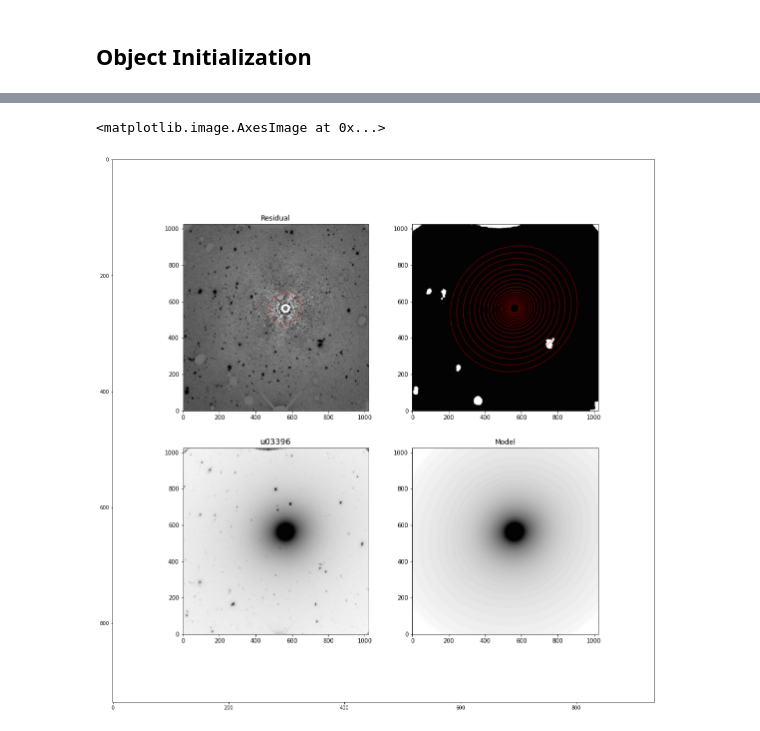
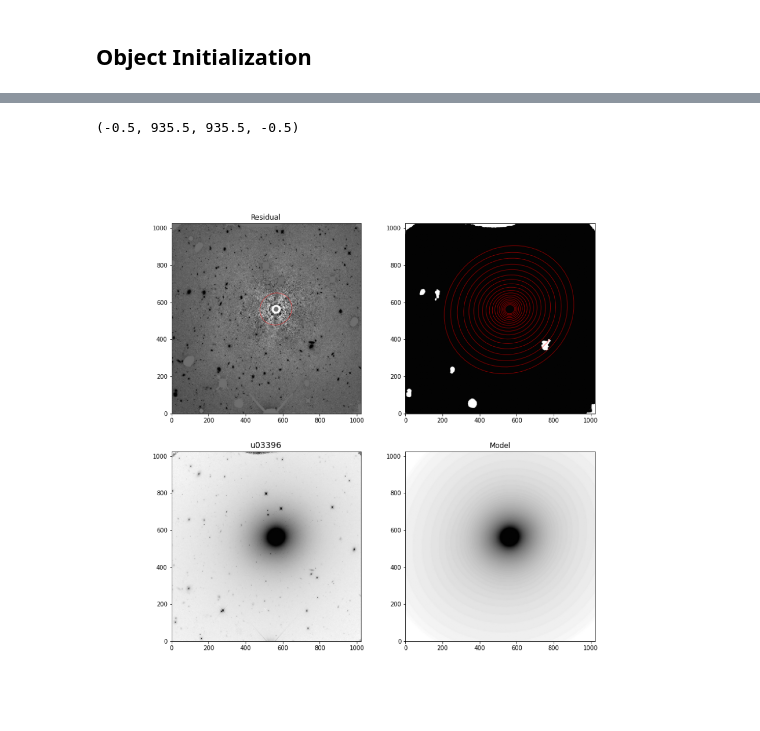
Before and after one commit to ekourkchi/old-SBF, a Jupyter notebook: notebooks/SeePlots_elliprof_function.ipynb, the cells around one changed output, grey strips where cells are left out. Cells and saved outputs as stored; diff of their text form; code cells hidden in the pictures.

```diff
--- a/notebooks/SeePlots_elliprof_function.ipynb
+++ b/notebooks/SeePlots_elliprof_function.ipynb
@@ -99,10 +111,11 @@ ax.imshow(im)
 # %%
 _, ax = plt.subplots(figsize=(20,20))
 im = img.imread("Outputs_u03396/u03396_58b2aebb7ea6/u03396_initial_model.png")
 ax.imshow(im)
+plt.axis('off')
 # %% [output]
-<matplotlib.image.AxesImage at 0x...>
+(-0.5, 935.5, 935.5, -0.5)
-[figure, old version]
+[figure, new version]
 # %%
 _, ax = plt.subplots(figsize=(7,7))
 
```
Also changed, not shown: parts of 11 cells of this notebook, 4 other files.
